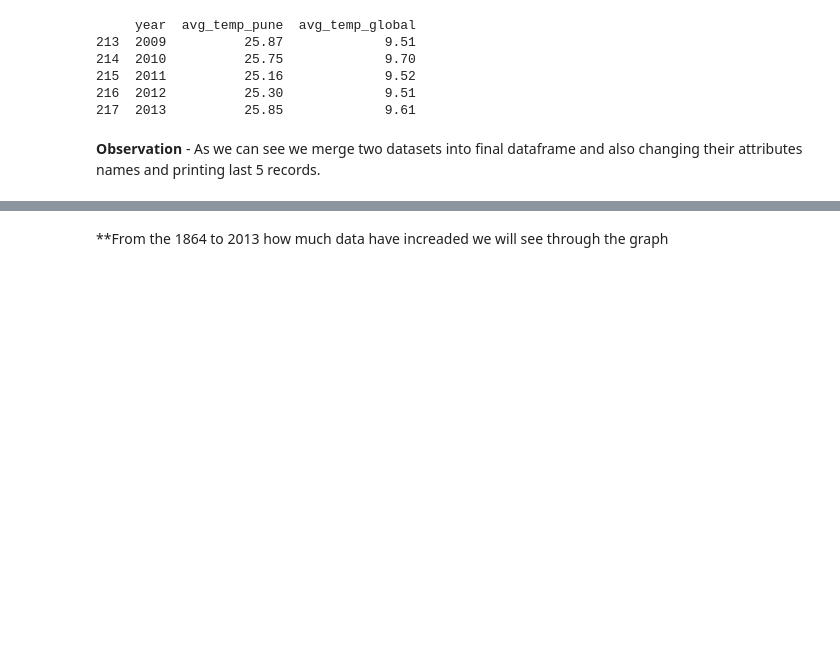
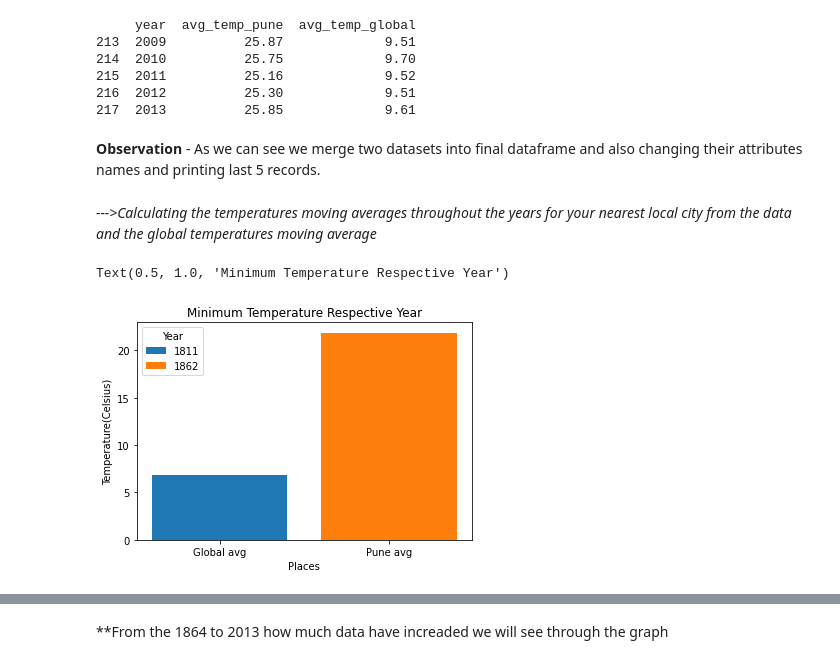
Before and after one commit to bhushanyadav07/Data-Analyst, a Jupyter notebook: Exploring_Weather_Trends.ipynb, the cells around one changed output, grey strips where cells are left out. Cells and saved outputs as stored; diff of their text form; code cells hidden in the pictures; blank space fills up the shorter version.

```diff
--- a/Exploring_Weather_Trends.ipynb
+++ b/Exploring_Weather_Trends.ipynb
@@ -191,3 +192,21 @@ print(final_df.tail())
 # %%
 avg_temp_pune = final_df['avg_temp_pune'].rolling(20).mean()
 avg_temp_global = final_df['avg_temp_global'].rolling(20).mean()
+# %% [markdown]
+*--->Calculating the temperatures moving averages throughout the years for your nearest local city from the data and the global temperatures moving average*
+# %%
+#avg_temp_global with resp year
+global_min = str(int(final_df.loc[final_df['avg_temp_global'].idxmin()]['year']))
+#avg_temp_pune with resp year
+pune_min = str(int(final_df.loc[final_df['avg_temp_pune'].idxmin()]['year']))
+
+
+plt.bar('Global avg', final_df.avg_temp_global.min())
+plt.bar('Pune avg', final_df.avg_temp_pune.min())
+plt.legend([global_min, pune_min], title='Year')
+plt.ylabel('Temperature(Celsius)')
+plt.xlabel('Places')
+plt.title('Minimum Temperature Respective Year')
+# %% [output]
+Text(0.5, 1.0, 'Minimum Temperature Respective Year')
+[figure, added]
```
Also changed, not shown: parts of 16 cells of this notebook.
